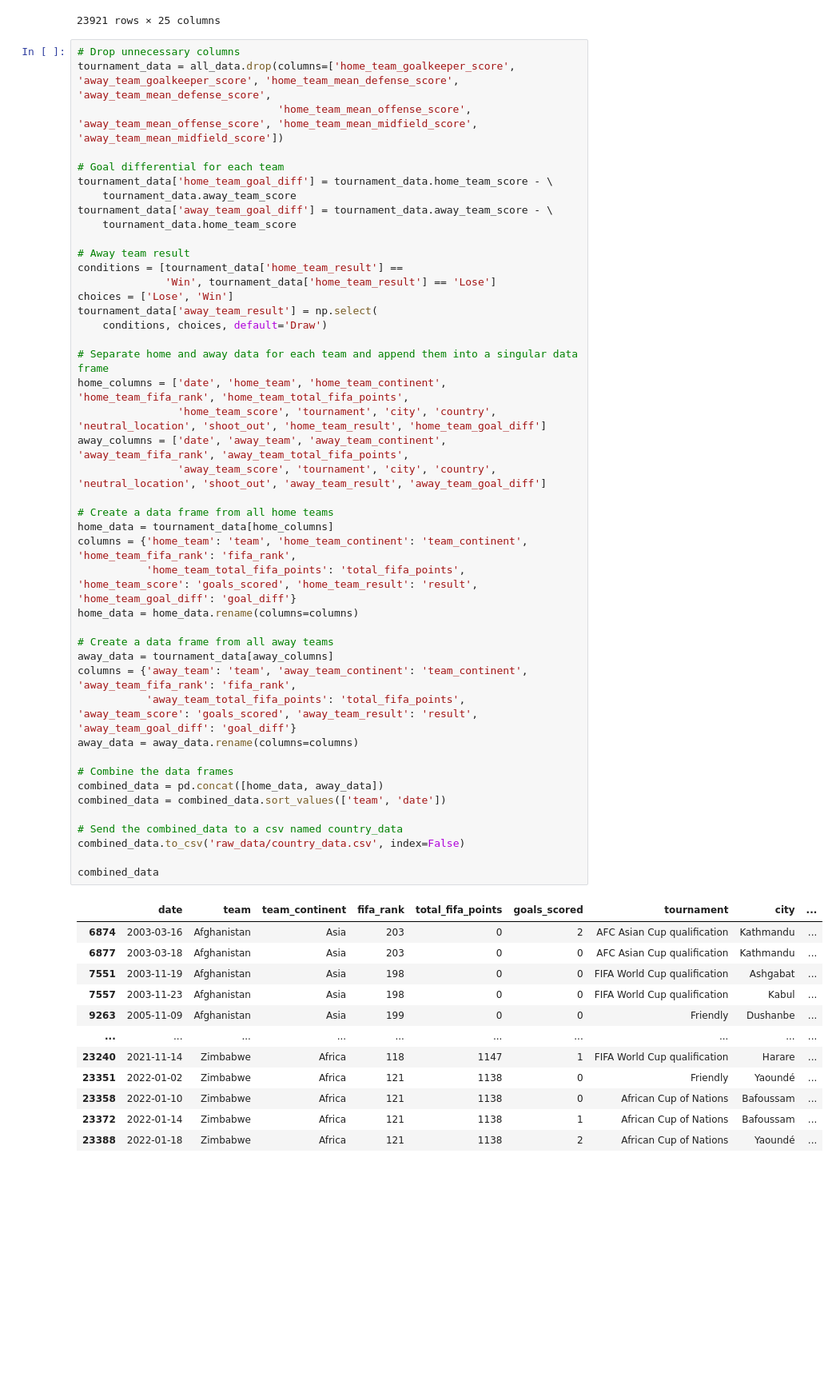
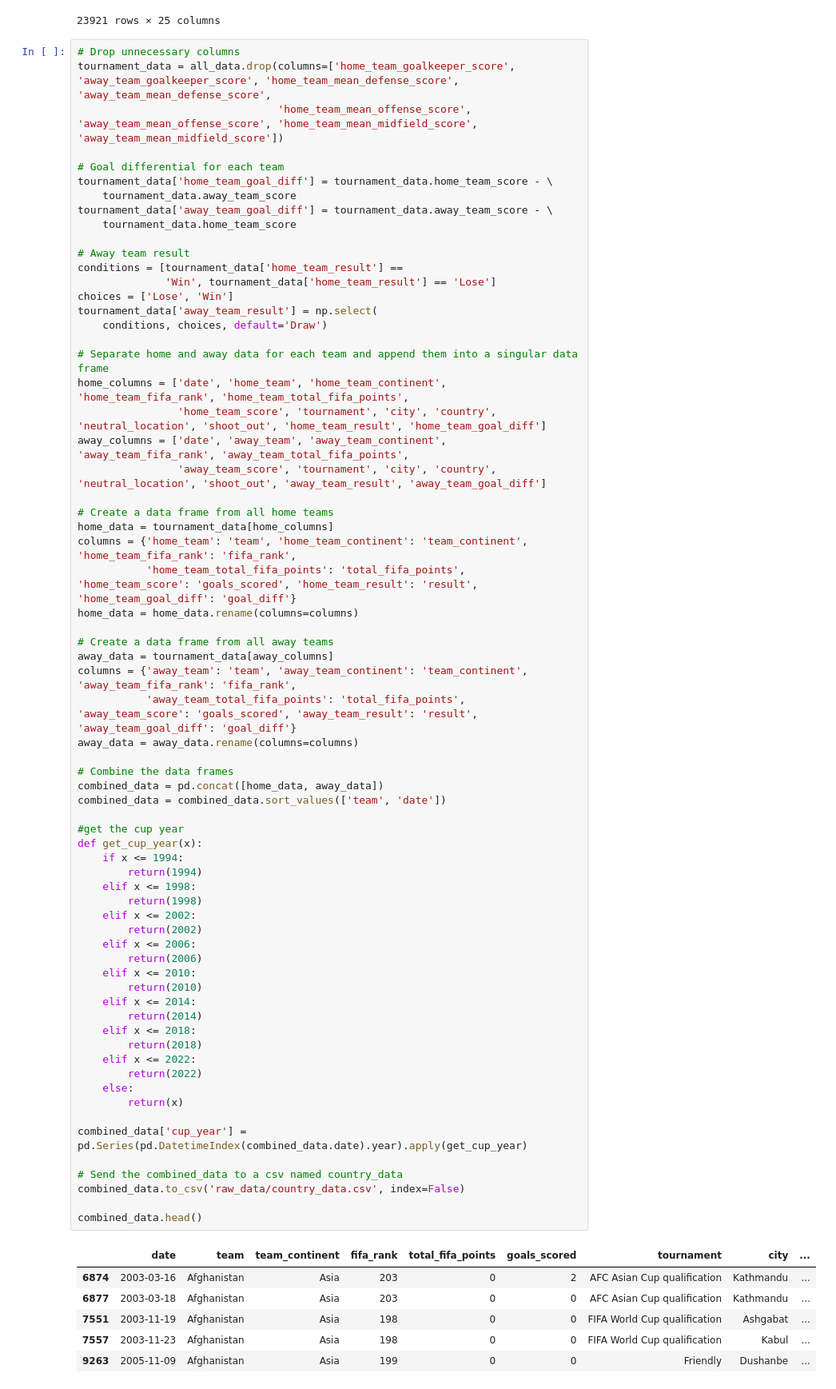
Before and after one commit to savicd710/FIFA-World-Cup-Dashboard, a Jupyter notebook: world_cup_data.ipynb, the cells around one changed output. Shown: that part at 80% size. Saved outputs shown, nothing was run; the diff lists cells and outputs as text; blank space fills up the shorter version.

```diff
--- a/world_cup_data.ipynb
+++ b/world_cup_data.ipynb
@@ -46,37 +46,54 @@ home_columns = ['date', 'home_team', 'home_team_continent', 'home_team_fifa_rank
                 'home_team_score', 'tournament', 'city', 'country', 'neutral_location', 'shoot_out', 'home_team_result', 'home_team_goal_diff']
 away_columns = ['date', 'away_team', 'away_team_continent', 'away_team_fifa_rank', 'away_team_total_fifa_points',
                 'away_team_score', 'tournament', 'city', 'country', 'neutral_location', 'shoot_out', 'away_team_result', 'away_team_goal_diff']
 
 # Create a data frame from all home teams
 home_data = tournament_data[home_columns]
 columns = {'home_team': 'team', 'home_team_continent': 'team_continent', 'home_team_fifa_rank': 'fifa_rank',
            'home_team_total_fifa_points': 'total_fifa_points', 'home_team_score': 'goals_scored', 'home_team_result': 'result', 'home_team_goal_diff': 'goal_diff'}
 home_data = home_data.rename(columns=columns)
 
 # Create a data frame from all away teams
 away_data = tournament_data[away_columns]
 columns = {'away_team': 'team', 'away_team_continent': 'team_continent', 'away_team_fifa_rank': 'fifa_rank',
            'away_team_total_fifa_points': 'total_fifa_points', 'away_team_score': 'goals_scored', 'away_team_result': 'result', 'away_team_goal_diff': 'goal_diff'}
 away_data = away_data.rename(columns=columns)
 
 # Combine the data frames
 combined_data = pd.concat([home_data, away_data])
 combined_data = combined_data.sort_values(['team', 'date'])
 
+#get the cup year
+def get_cup_year(x):
+    if x <= 1994:
+        return(1994)
+    elif x <= 1998:
+        return(1998)
+    elif x <= 2002:
+        return(2002)
+    elif x <= 2006:
+        return(2006)
+    elif x <= 2010:
+        return(2010)
+    elif x <= 2014:
+        return(2014)
+    elif x <= 2018:
+        return(2018)
+    elif x <= 2022:
+        return(2022)
+    else:
+        return(x)
+
+combined_data['cup_year'] = pd.Series(pd.DatetimeIndex(combined_data.date).year).apply(get_cup_year)
+
 # Send the combined_data to a csv named country_data
 combined_data.to_csv('raw_data/country_data.csv', index=False)
 
-combined_data
+combined_data.head()
 # %% [output]
 |  | date | team | team_continent | fifa_rank | total_fifa_points | goals_scored | tournament | city | ... |
 | 6874 | 2003-03-16 | Afghanistan | Asia | 203 | 0 | 2 | AFC Asian Cup qualification | Kathmandu | ... |
 | 6877 | 2003-03-18 | Afghanistan | Asia | 203 | 0 | 0 | AFC Asian Cup qualification | Kathmandu | ... |
 | 7551 | 2003-11-19 | Afghanistan | Asia | 198 | 0 | 0 | FIFA World Cup qualification | Ashgabat | ... |
 | 7557 | 2003-11-23 | Afghanistan | Asia | 198 | 0 | 0 | FIFA World Cup qualification | Kabul | ... |
 | 9263 | 2005-11-09 | Afghanistan | Asia | 199 | 0 | 0 | Friendly | Dushanbe | ... |
-| ... | ... | ... | ... | ... | ... | ... | ... | ... | ... |
-| 23240 | 2021-11-14 | Zimbabwe | Africa | 118 | 1147 | 1 | FIFA World Cup qualification | Harare | ... |
-| 23351 | 2022-01-02 | Zimbabwe | Africa | 121 | 1138 | 0 | Friendly | Yaoundé | ... |
-| 23358 | 2022-01-10 | Zimbabwe | Africa | 121 | 1138 | 0 | African Cup of Nations | Bafoussam | ... |
-| 23372 | 2022-01-14 | Zimbabwe | Africa | 121 | 1138 | 1 | African Cup of Nations | Bafoussam | ... |
-| 23388 | 2022-01-18 | Zimbabwe | Africa | 121 | 1138 | 2 | African Cup of Nations | Yaoundé | ... |
```
Also changed, not shown: parts of 1 cell of this notebook, 7 other files.
